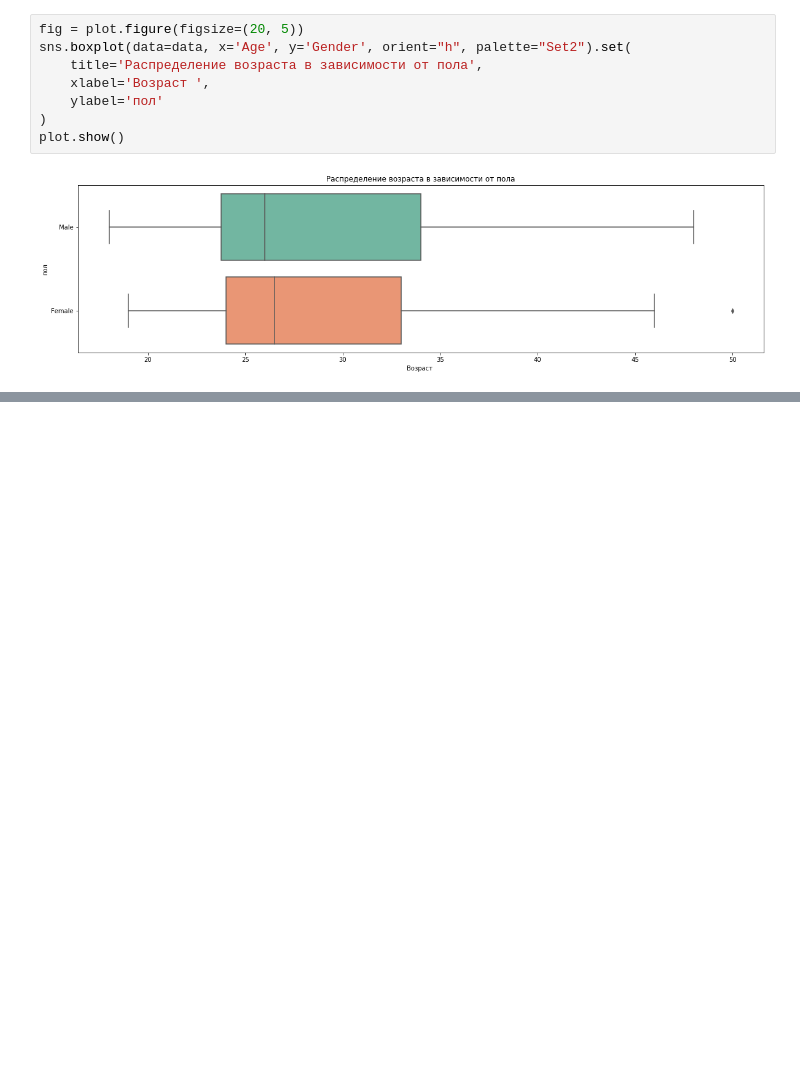
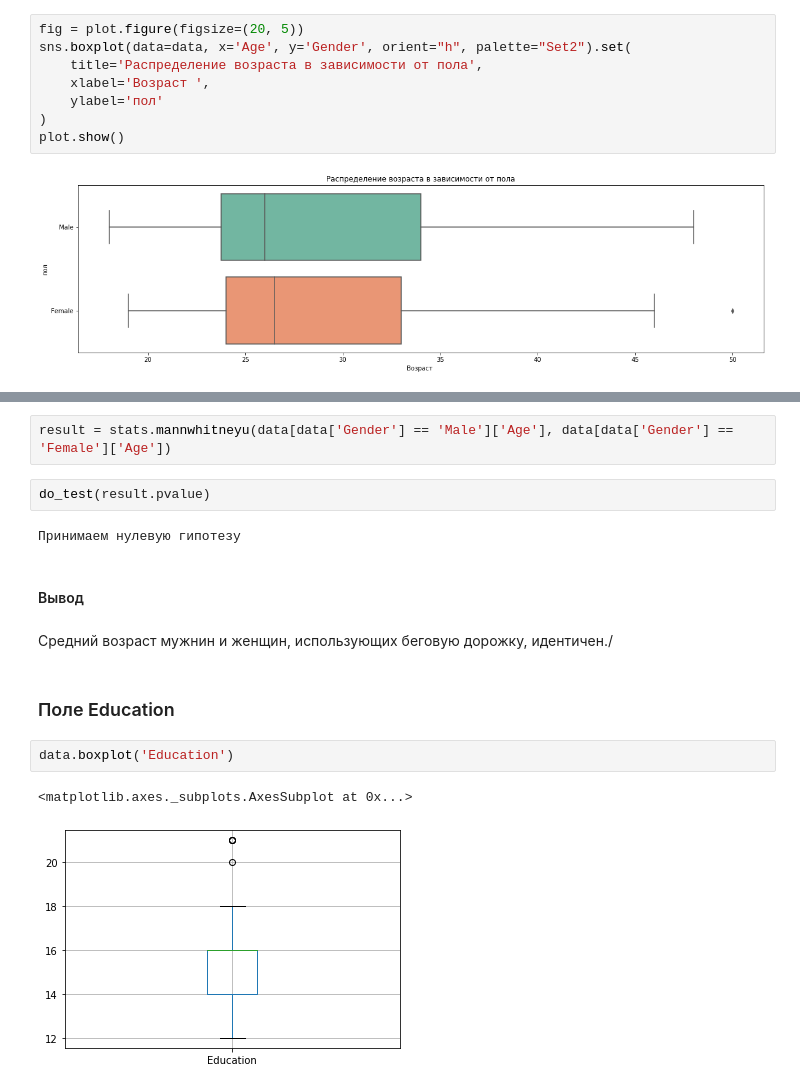
Before and after one commit to Chularev/kaggle_competitions, a Jupyter notebook: CardioGoodFitness/notebook.ipynb, the cells around one changed output, grey strips where cells are left out. Cells and saved outputs as stored; diff of their text form; blank space fills up the shorter version.

```diff
--- a/CardioGoodFitness/notebook.ipynb
+++ b/CardioGoodFitness/notebook.ipynb
@@ -420,0 +427,17 @@ plot.show()
+# %%
+result = stats.mannwhitneyu(data[data['Gender'] == 'Male']['Age'], data[data['Gender'] == 'Female']['Age'])
+# %%
+do_test(result.pvalue)
+# %% [output]
+Принимаем нулевую гипотезу
+# %% [markdown]
+#### Вывод
+# %% [markdown]
+Средний возраст мужнин и женщин, использующих беговую дорожку, идентичен./
+# %% [markdown]
+### Поле Education
+# %%
+data.boxplot('Education')
+# %% [output]
+<matplotlib.axes._subplots.AxesSubplot at 0x...>
+[figure, added]
```
Also changed, not shown: parts of 4 cells of this notebook.
